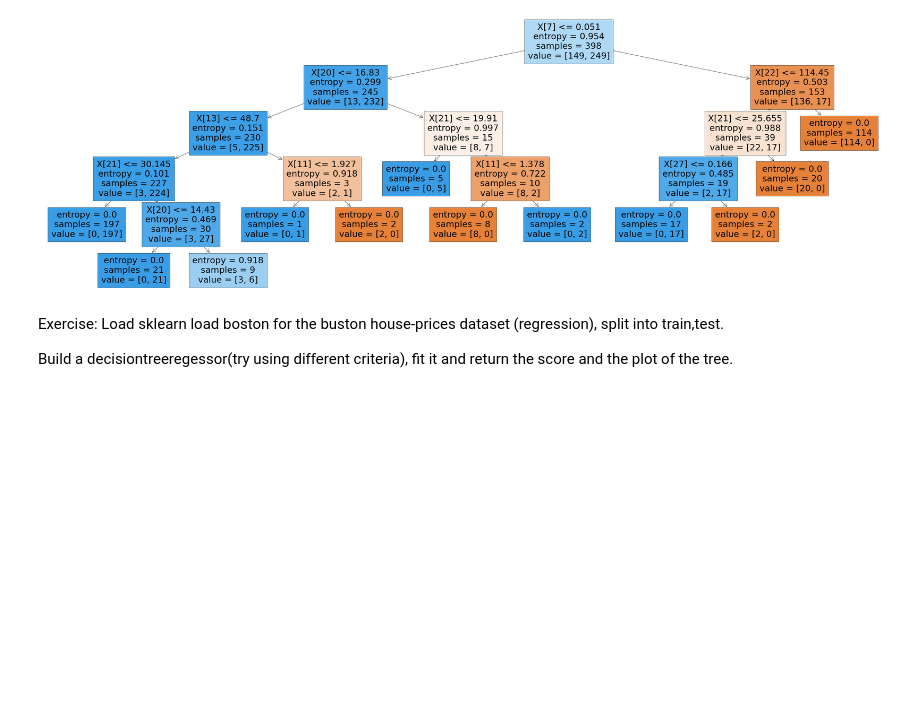
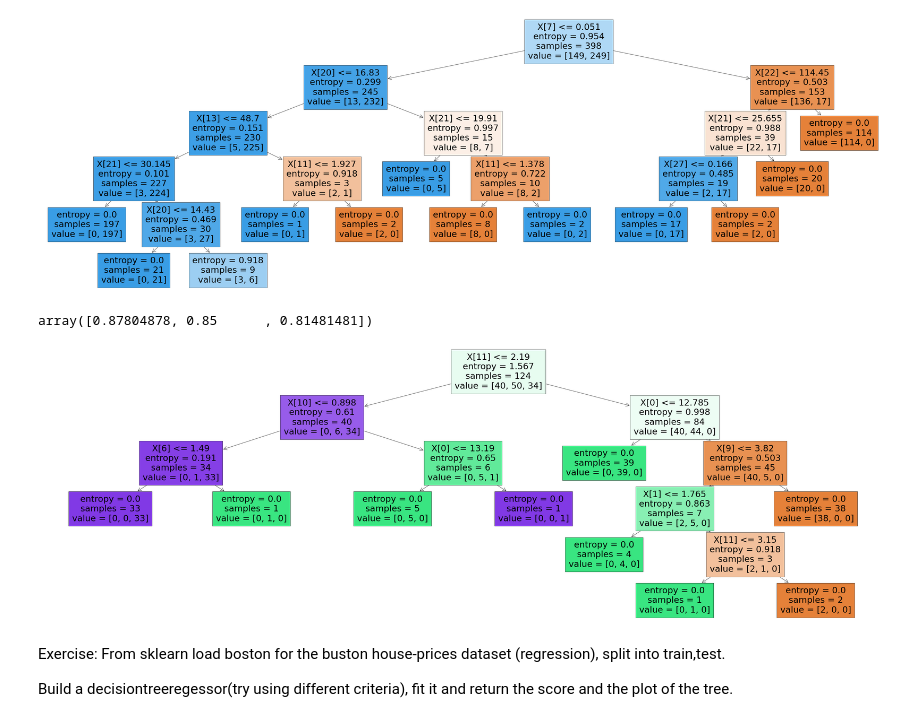
Before and after one commit to samsonafo/dsr-trees, a Jupyter notebook: decision-Trees.ipynb, the cells around one changed output. Drawn from its saved outputs; the diff is of its cells as text; code cells hidden in the pictures; blank space fills up the shorter version.

```diff
--- a/decision-Trees.ipynb
+++ b/decision-Trees.ipynb
@@ -173,7 +183,31 @@ tree.plot_tree(dtc,filled = True);
 plt.savefig('./images/tree_example.png')
 # %% [output]
 [figure]
+# %%
+#load dataset
+X,y = load_wine(return_X_y=True)
+
+#train_test_split
+X_train,X_test, y_train,y_test = train_test_split(X,y,test_size=0.3,random_state=42)
+
+#initialize the decisiontreeclassifier
+dtc = tree.DecisionTreeClassifier(max_depth=5,random_state=42,criterion='entropy')
+#criterion is the function to measure the quality of a split.
+# %%
+#fit and return f1_score
+dtc.fit(X_train,y_train)
+
+f1_score(y_test,dtc.predict(X_test),average=None)
+# %% [output]
+array([0.87804878, 0.85      , 0.81481481])
+# %%
+#show decision tree
+plt.rcParams["figure.figsize"] = (60,20)
+tree.plot_tree(dtc,filled = True);
+plt.savefig('./images/tree_example_wine.png')
+# %% [output]
+[figure, added]
 # %% [markdown]
-Exercise: Load sklearn load boston for the buston house-prices dataset (regression), split into train,test.
+Exercise: From sklearn load boston for the buston house-prices dataset (regression), split into train,test.
 
 Build a decisiontreeregessor(try using different criteria), fit it and return the score and the plot of the tree.
```
Also changed, not shown: parts of 7 cells of this notebook, 7 other files.
